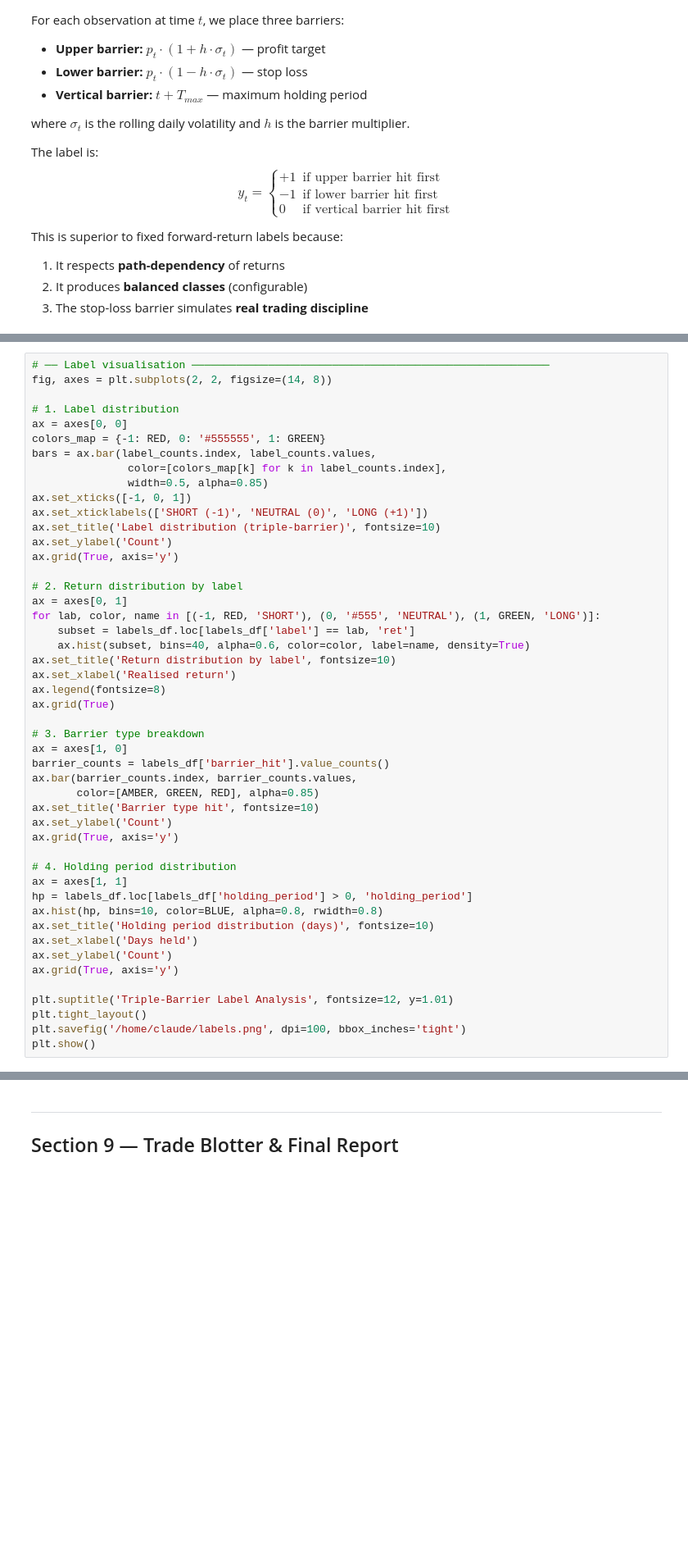
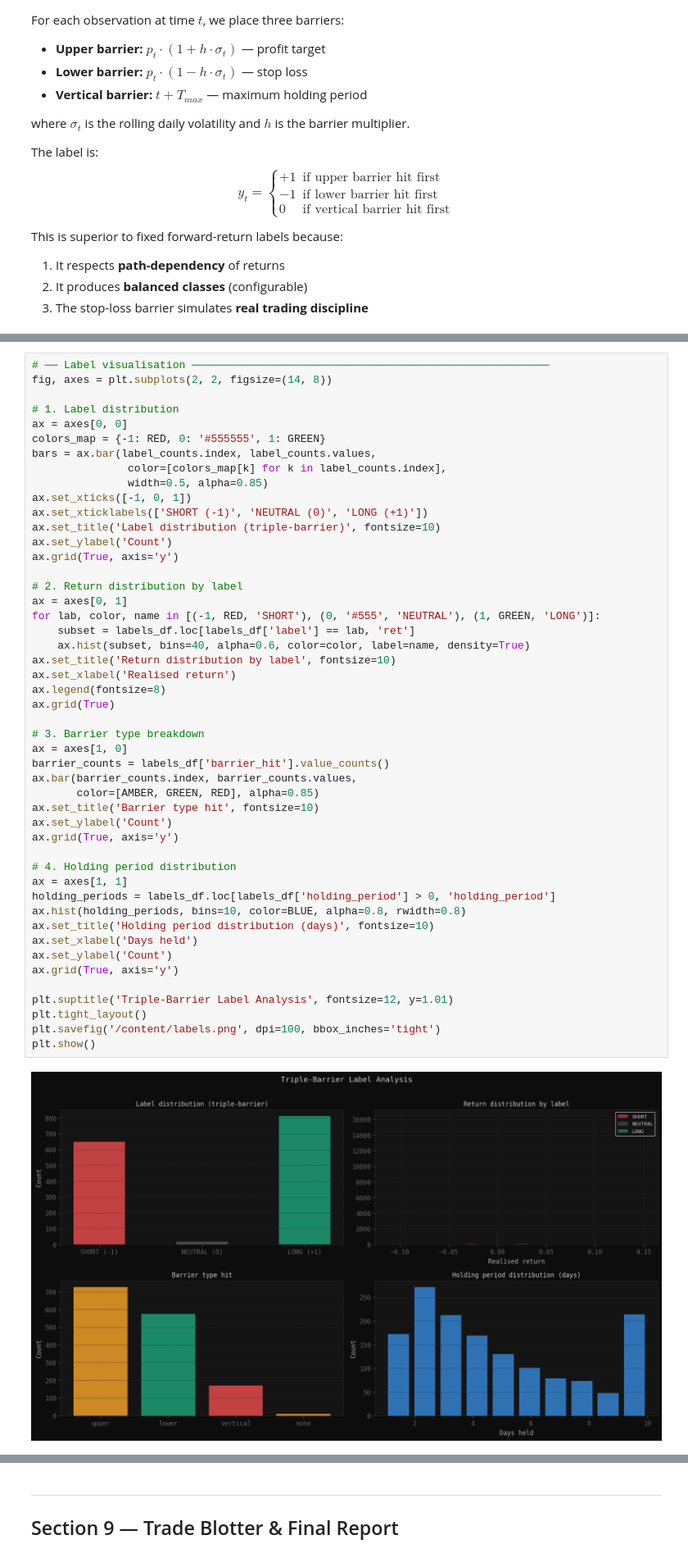
Before and after one commit to Caramelizeed/xgboost_quant, a Jupyter notebook: notebooks/research.ipynb, the cells around one changed output, grey strips where cells are left out. Shown at 82% size. Drawn from its saved outputs; the diff is of its cells as text; blank space fills up the shorter version.

```diff
--- a/notebooks/research.ipynb
+++ b/notebooks/research.ipynb
@@ -600,36 +693,38 @@ ax.grid(True, axis='y')
 
 # 2. Return distribution by label
 ax = axes[0, 1]
 for lab, color, name in [(-1, RED, 'SHORT'), (0, '#555', 'NEUTRAL'), (1, GREEN, 'LONG')]:
     subset = labels_df.loc[labels_df['label'] == lab, 'ret']
     ax.hist(subset, bins=40, alpha=0.6, color=color, label=name, density=True)
 ax.set_title('Return distribution by label', fontsize=10)
 ax.set_xlabel('Realised return')
 ax.legend(fontsize=8)
 ax.grid(True)
 
 # 3. Barrier type breakdown
 ax = axes[1, 0]
 barrier_counts = labels_df['barrier_hit'].value_counts()
 ax.bar(barrier_counts.index, barrier_counts.values,
        color=[AMBER, GREEN, RED], alpha=0.85)
 ax.set_title('Barrier type hit', fontsize=10)
 ax.set_ylabel('Count')
 ax.grid(True, axis='y')
 
 # 4. Holding period distribution
 ax = axes[1, 1]
-hp = labels_df.loc[labels_df['holding_period'] > 0, 'holding_period']
-ax.hist(hp, bins=10, color=BLUE, alpha=0.8, rwidth=0.8)
+holding_periods = labels_df.loc[labels_df['holding_period'] > 0, 'holding_period']
+ax.hist(holding_periods, bins=10, color=BLUE, alpha=0.8, rwidth=0.8)
 ax.set_title('Holding period distribution (days)', fontsize=10)
 ax.set_xlabel('Days held')
 ax.set_ylabel('Count')
 ax.grid(True, axis='y')
 
 plt.suptitle('Triple-Barrier Label Analysis', fontsize=12, y=1.01)
 plt.tight_layout()
-plt.savefig('/home/claude/labels.png', dpi=100, bbox_inches='tight')
+plt.savefig('/content/labels.png', dpi=100, bbox_inches='tight')
 plt.show()
+# %% [output]
+[figure, added]
 # %% [markdown]
 ---
 ## Section 4 — Dataset Construction & Train/Test Split
```
Also changed, not shown: parts of 24 cells of this notebook.
